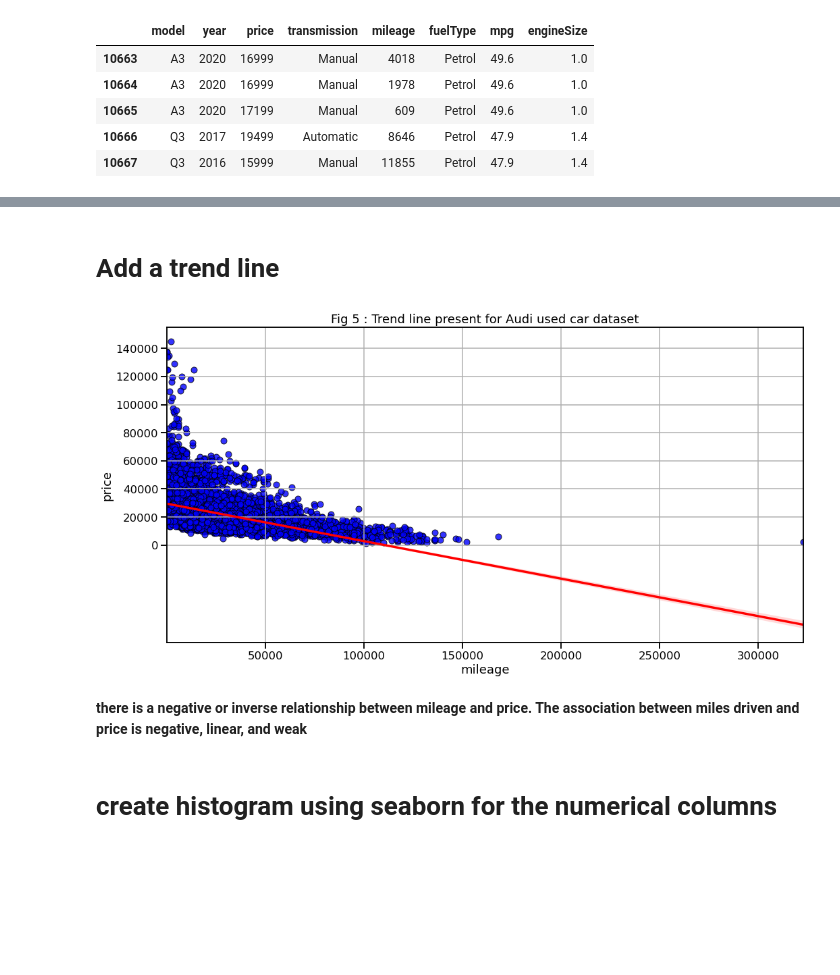
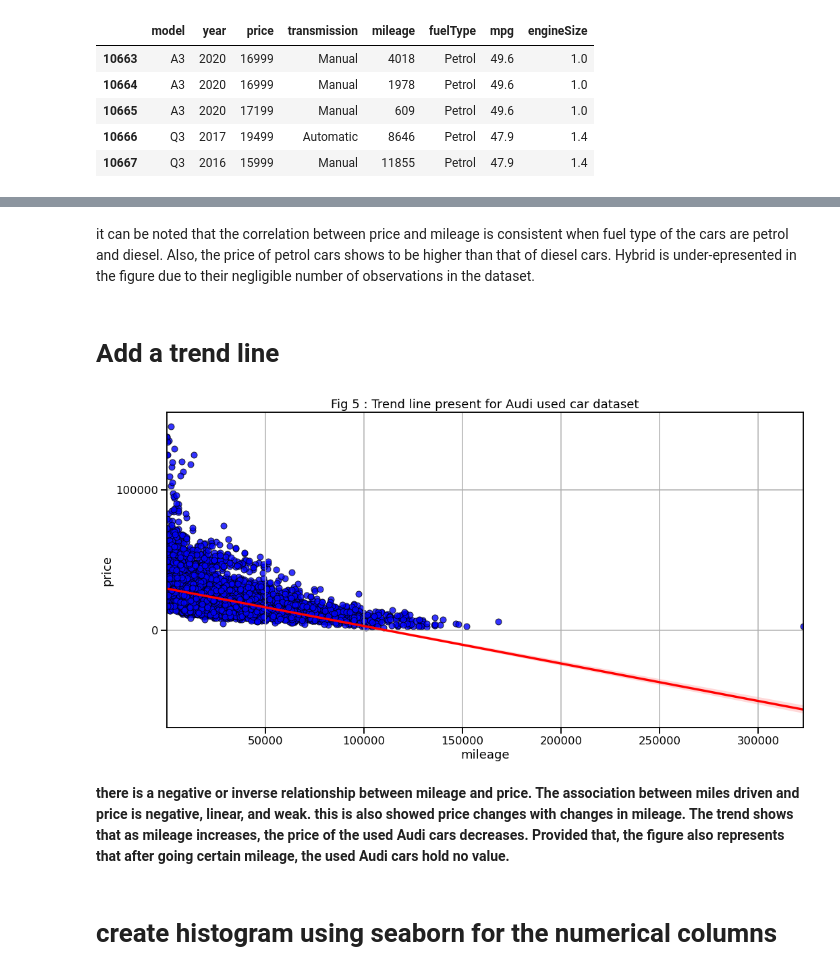
Before and after one commit to Israt055/audi_used_car_analysis-, a Jupyter notebook: audi_used_car_EDA.ipynb, the cells around one changed output, grey strips where cells are left out. Saved outputs shown, nothing was run; the diff lists cells and outputs as text; code cells hidden in the pictures; blank space fills up the shorter version.

```diff
--- a/audi_used_car_EDA.ipynb
+++ b/audi_used_car_EDA.ipynb
@@ -445,6 +423,7 @@ display(df.tail())
 | 10667 | Q3 | 2016 | 15999 | Manual | 11855 | Petrol | 47.9 | 1.4 |
 # %%
 sns.set_context('talk')
+sns.set_palette("muted")
 plt.figure(figsize = (20,10))
 
 plt.suptitle("Fig 4 : Scatter Plot present for Audi used car dataset")
@@ -482,23 +480,26 @@ fig 4 (c) shows Cars with larger engines will usually eat up more fuel than smal
+# %% [markdown]
+ it can be noted that the correlation between price and mileage is consistent when fuel type of the cars are petrol and diesel. Also, the price of petrol cars shows to be higher than that of diesel cars. Hybrid is under-epresented in the figure due to their negligible number of observations in the dataset.
 # %% [markdown]
 # Add a trend line
 # %%
 
 plt.figure(figsize = (15,8))
 
 plt.title("Fig 5 : Trend line present for Audi used car dataset")
 sns.regplot(x='mileage',y ='price' ,data=df , line_kws = {'color' :'red'},
             scatter_kws = {'color' :'blue', 'edgecolor' : 'black'})
-plt.yticks(np.arange(0,150000,20000))
+# To see each data point clearly, we can change the edge color by using the dictionary scatter_kws.
+plt.yticks(np.arange(0,150000,100000))
 
 plt.grid()
 
 plt.tight_layout()
 
 plt.show()
 # %% [output]
-[figure, old version]
+[figure, new version]
 # %% [markdown]
-**there is a negative or inverse relationship between mileage and price. The association between miles driven and price is negative, linear, and weak**
+**there is a negative or inverse relationship between mileage and price. The association between miles driven and price is negative, linear, and weak. this is also showed price changes with changes in mileage. The trend shows that as mileage increases, the price of the used Audi cars decreases. Provided that, the figure also represents that after going certain mileage, the used Audi cars hold no value.**
 # %% [markdown]
 # create histogram using seaborn for the numerical columns
 # %%
```
Also changed, not shown: parts of 20 cells of this notebook.
